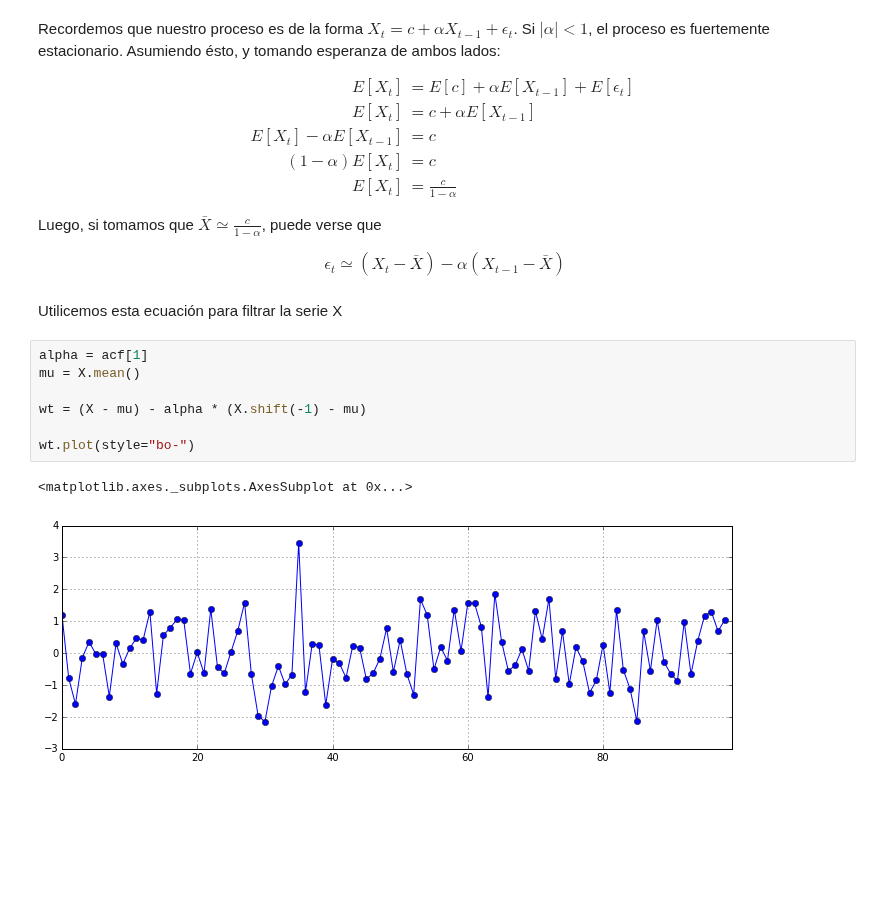
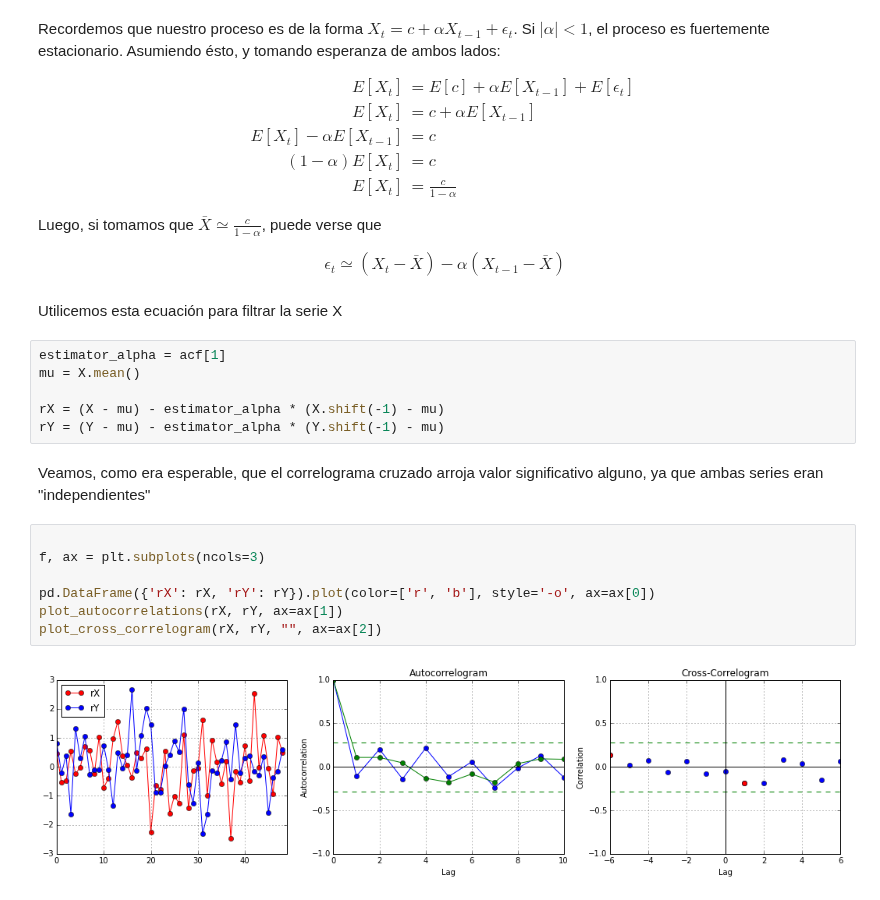
Before and after one commit to luquesky/tesis, a Jupyter notebook: example_prewhitening.ipynb, the cells around one changed output. Saved outputs shown, nothing was run; the diff lists cells and outputs as text; blank space fills up the shorter version.

```diff
--- a/example_prewhitening.ipynb
+++ b/example_prewhitening.ipynb
@@ -77,12 +84,19 @@ Luego, si tomamos que $\bar{X} \simeq \frac{c}{1-\alpha}$, puede verse que
 
 Utilicemos esta ecuación para filtrar la serie X
 # %%
-alpha = acf[1]
+estimator_alpha = acf[1]
 mu = X.mean()
 
-wt = (X - mu) - alpha * (X.shift(-1) - mu)
-
-wt.plot(style="bo-")
+rX = (X - mu) - estimator_alpha * (X.shift(-1) - mu)
+rY = (Y - mu) - estimator_alpha * (Y.shift(-1) - mu)
-# %% [output]
-<matplotlib.axes._subplots.AxesSubplot at 0x...>
-[figure, removed]
+# %% [markdown]
+Veamos, como era esperable, que el correlograma cruzado arroja valor significativo alguno, ya que ambas series eran "independientes"
+# %%
+
+f, ax = plt.subplots(ncols=3)
+
+pd.DataFrame({'rX': rX, 'rY': rY}).plot(color=['r', 'b'], style='-o', ax=ax[0])
+plot_autocorrelations(rX, rY, ax=ax[1])
+plot_cross_correlogram(rX, rY, "", ax=ax[2])
+# %% [output]
+[figure, added]
```
Also changed, not shown: parts of 6 cells of this notebook, 3 other files.
